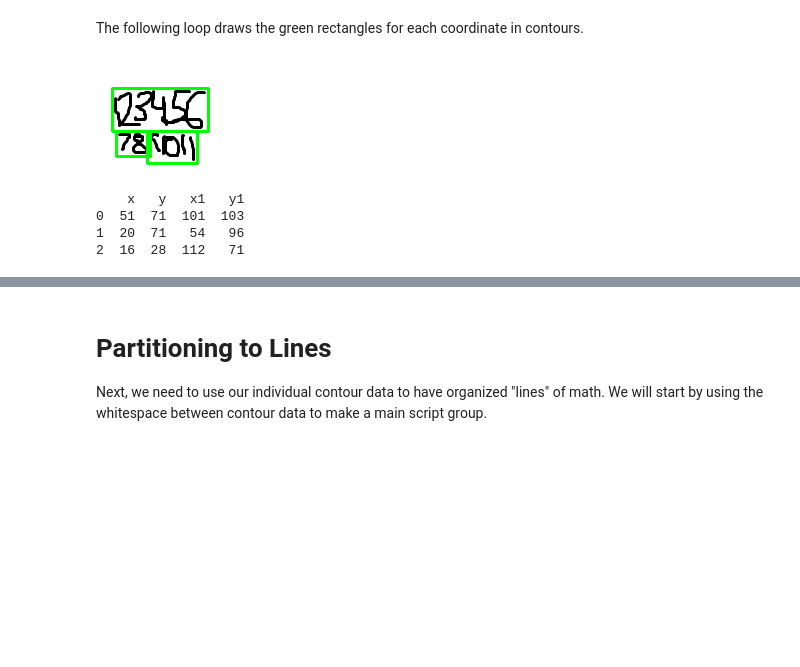
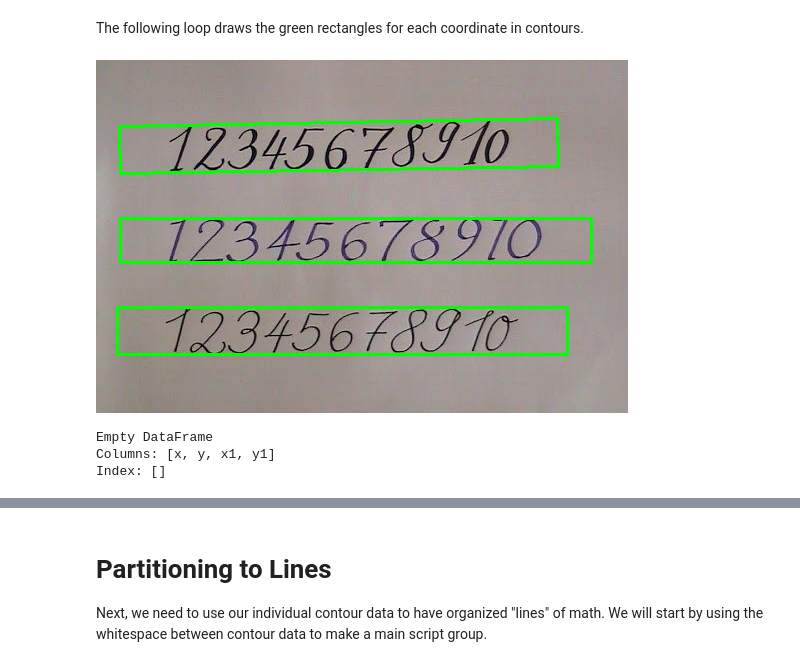
Before and after one commit to muvision/cm-mathvision, a Jupyter notebook: OpenCV.ipynb, the cells around one changed output, grey strips where cells are left out. Cells and saved outputs as stored; diff of their text form; code cells hidden in the pictures; blank space fills up the shorter version.

```diff
--- a/OpenCV.ipynb
+++ b/OpenCV.ipynb
@@ -13,6 +13,6 @@ import math
 # %% [markdown]
 Reading and displaying the starter image. Image resizing is temporary and only for displaying purposes.
 # %%
-image = cv2.imread('/content/image.png')
+image = cv2.imread('/content/numbers1.jpg')
 cv2_imshow(image)
 # %% [output]
@@ -45,13 +45,17 @@ Following these changes, we use dilation which is a basic morplogical operator u
 We also create an inverted mask if the image, which is used in later parts.
 # %%
 img_gray = cv2.cvtColor(image, cv2.COLOR_BGR2GRAY)
-cv2_imshow(img_gray)
+#cv2_imshow(img_gray)
 
 ret,thresh1=cv2.threshold(img_gray,0,255, cv2.THRESH_OTSU|cv2.THRESH_BINARY_INV)
-rect_kernel = cv2.getStructuringElement(cv2.MORPH_RECT, (5, 5))
+rect_kernel = cv2.getStructuringElement(cv2.MORPH_RECT, (100, 1))
 # Applying dilation on the threshold image
 dilation = cv2.dilate(thresh1, rect_kernel, iterations = 1)
 inverted_mask = cv2.bitwise_not(dilation)
 
-plt.imshow(inverted_mask)
+inverted_image = cv2.bitwise_not(img_gray)
+ret1,thresh2=cv2.threshold(inverted_image,0,255, cv2.THRESH_OTSU|cv2.THRESH_BINARY_INV)
+dilation1 = cv2.dilate(thresh2, rect_kernel, iterations = 1)
+
+plt.imshow(inverted_image)
 # %% [output]
@@ -69,7 +72,7 @@ contours, hierarchy = cv2.findContours(dilation, cv2.RETR_EXTERNAL,
                                                  cv2.CHAIN_APPROX_NONE)
 
 # Finding contours inverse
-contours_mask, hierarchy = cv2.findContours(inverted_mask, cv2.RETR_EXTERNAL,
+contours_mask, hierarchy = cv2.findContours(dilation1, cv2.RETR_EXTERNAL,
                                                  cv2.CHAIN_APPROX_NONE)
 
 if len(contours) > len(contours_mask):
@@ -135,27 +138,34 @@ The following loop draws the green rectangles for each coordinate in contours.
 # %%
 # idx = 0
 cols = ["x", "y", "x1", "y1"]
 boundingboxes = pd.DataFrame(columns = cols)
 
 for cnt in cntrs:
     # idx +=1
     x, y, w, h = cv2.boundingRect(cnt)
+    box = cv2.minAreaRect(cnt)
     # print(f"{x},{y},{w},{h}")
 
     # Drawing a rectangle on copied image
-    rect = cv2.rectangle(cropped_image, (x, y), (x + w, y + h), (0, 255, 0), 2)
+    #rect = cv2.rectangle(cropped_image, (x, y), (x + w, y + h), (0, 255, 0), 2)
     # roi=cropped_image[y:y+h,x:x+w]
     # cv2.imwrite(str(idx) + '.jpg', roi)
+    (pos, size, angle) = box
+    box = cv2.boxPoints(box)
+    box = np.int0(box)
+    cv2.drawContours(cropped_image, [box], 0, (0,255,0), 2)
+    angle = angle if size[0] > size[1] else angle + 90
+    pos = (cnt[cnt[:, :, 0].argmin()][0][0], cnt[cnt[:, :, 1].argmin()][0][1])
+    #print(angle)
 
-    boundingboxes.loc[len(boundingboxes)] = [x,y,x+w,y+h]
+    #boundingboxes.loc[len(boundingboxes)] = [x,y,x+w,y+h]
 
 cv2_imshow(cropped_image)
 # cv2.waitKey(0)
 
 print(boundingboxes)
 # %% [output]
-[figure, old version]
+[figure, new version]
-    x   y   x1   y1
-0  51  71  101  103
-1  20  71   54   96
-2  16  28  112   71
+Empty DataFrame
+Columns: [x, y, x1, y1]
+Index: []
```
Also changed, not shown: parts of 9 cells of this notebook.
